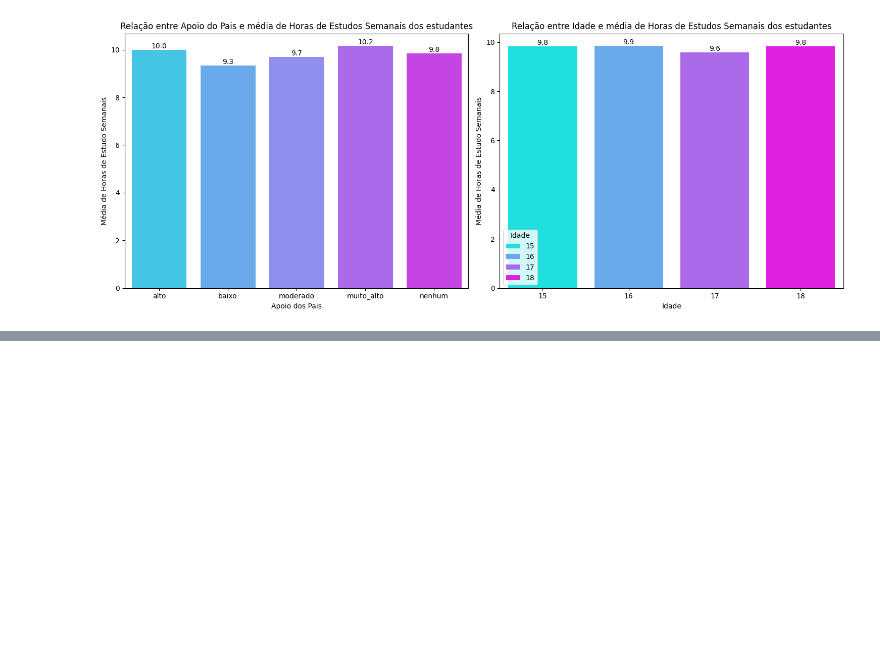
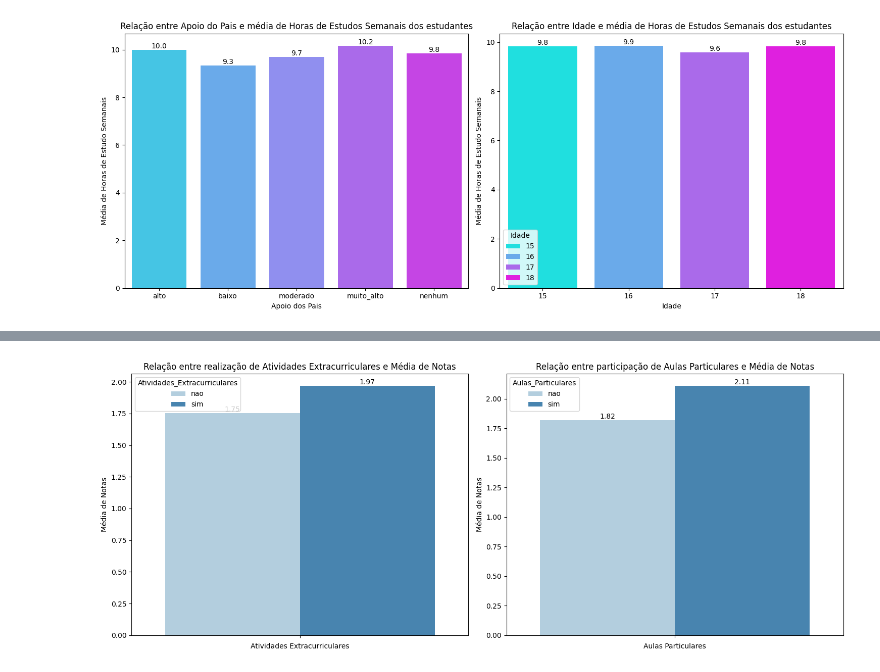
Before and after one commit to anavidev/dados-educacionais, a Jupyter notebook: notebook/analise_dados_educacionais.ipynb, the cells around one changed output, grey strips where cells are left out. Saved outputs shown, nothing was run; the diff lists cells and outputs as text; code cells hidden in the pictures; blank space fills up the shorter version.

```diff
--- a/notebook/analise_dados_educacionais.ipynb
+++ b/notebook/analise_dados_educacionais.ipynb
@@ -549,0 +605,31 @@ plt.show()
+# %%
+## dados academicos
+
+plt.figure(figsize=(15,6))
+# atividades extracurriculares x media de notas
+
+atividades_por_notas = dt.groupby('Atividades_Extracurriculares')['Media_Notas'].mean().reset_index(name = "Media")
+
+plt.subplot(1,2,1)
+plt.title("Relação entre realização de Atividades Extracurriculares e Média de Notas")
+grafico = sns.barplot(data = atividades_por_notas, hue = 'Atividades_Extracurriculares', y = "Media", palette='Blues')
+for valor in grafico.containers:
+    grafico.bar_label(valor, fmt='%.2f', label_type='edge')
+plt.xlabel("Atividades Extracurriculares")
+plt.ylabel("Média de Notas")
+
+# aulas particulares x media de notas
+aulas_part_por_notas = dt.groupby('Aulas_Particulares')['Media_Notas'].mean().reset_index(name = "Media")
+
+plt.subplot(1,2,2)
+plt.title("Relação entre participação de Aulas Particulares e Média de Notas")
+grafico = sns.barplot(data = aulas_part_por_notas, hue = 'Aulas_Particulares', y = "Media", palette='Blues')
+for valor in grafico.containers:
+    grafico.bar_label(valor, fmt='%.2f', label_type='edge')
+plt.xlabel("Aulas Particulares")
+plt.ylabel("Média de Notas")
+
+plt.tight_layout()
+plt.show()
+# %% [output]
+[figure, added]
```
Also changed, not shown: parts of 5 cells of this notebook.
